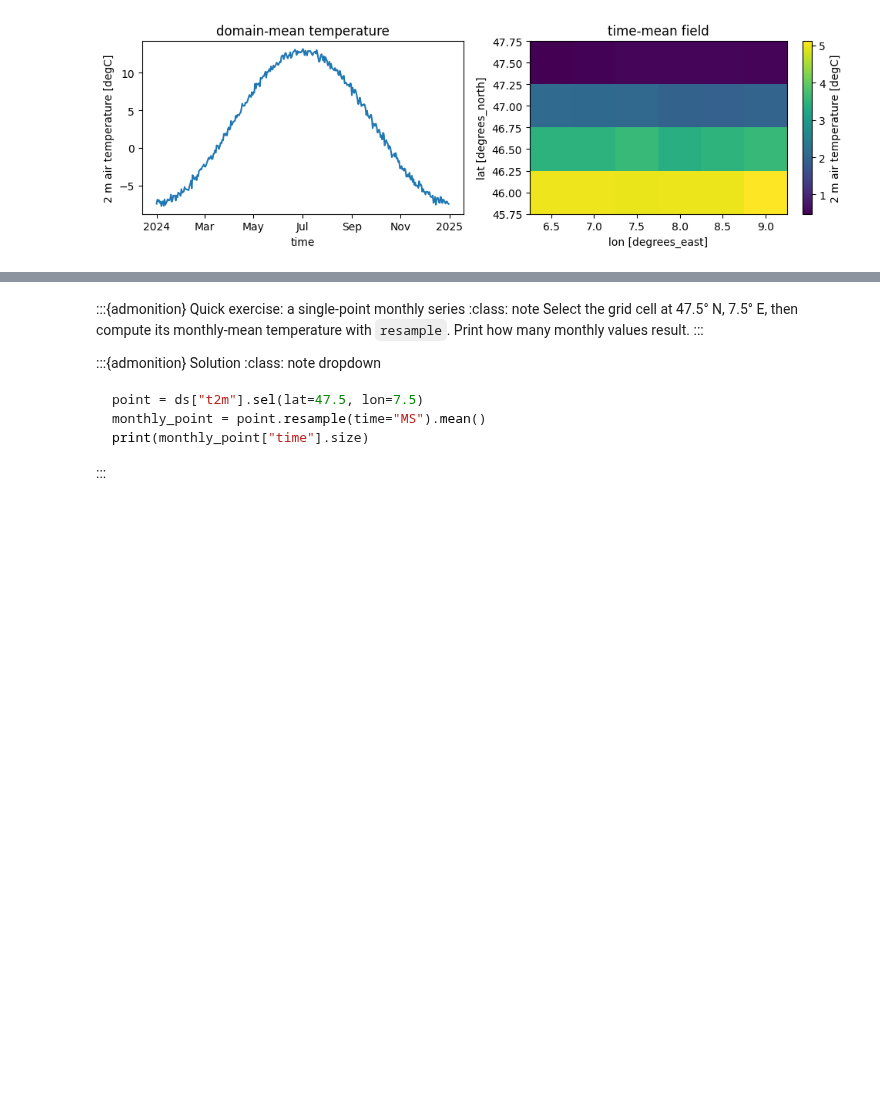
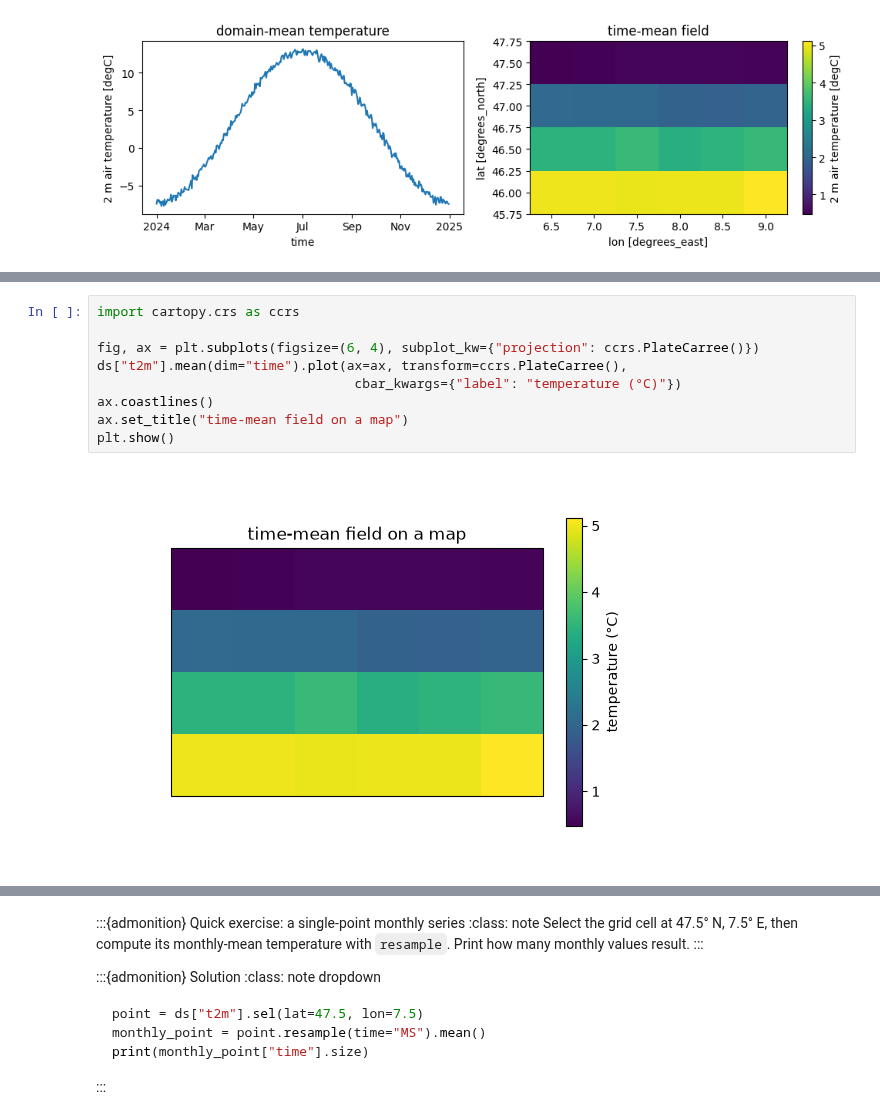
Before and after one commit to gse-unil/2026_MLEES_book, a Jupyter notebook: part-I/04-matplotlib-and-xarray.ipynb, the cells around one changed output, grey strips where cells are left out. Cells and saved outputs as stored; diff of their text form; blank space fills up the shorter version.

```diff
--- a/part-I/04-matplotlib-and-xarray.ipynb
+++ b/part-I/04-matplotlib-and-xarray.ipynb
@@ -242,0 +255,11 @@ plt.show()
+# %%
+import cartopy.crs as ccrs
+
+fig, ax = plt.subplots(figsize=(6, 4), subplot_kw={"projection": ccrs.PlateCarree()})
+ds["t2m"].mean(dim="time").plot(ax=ax, transform=ccrs.PlateCarree(),
+                                 cbar_kwargs={"label": "temperature (°C)"})
+ax.coastlines()
+ax.set_title("time-mean field on a map")
+plt.show()
+# %% [output]
+[figure, added]
```
Also changed, not shown: parts of 10 cells of this notebook, 37 other files.
